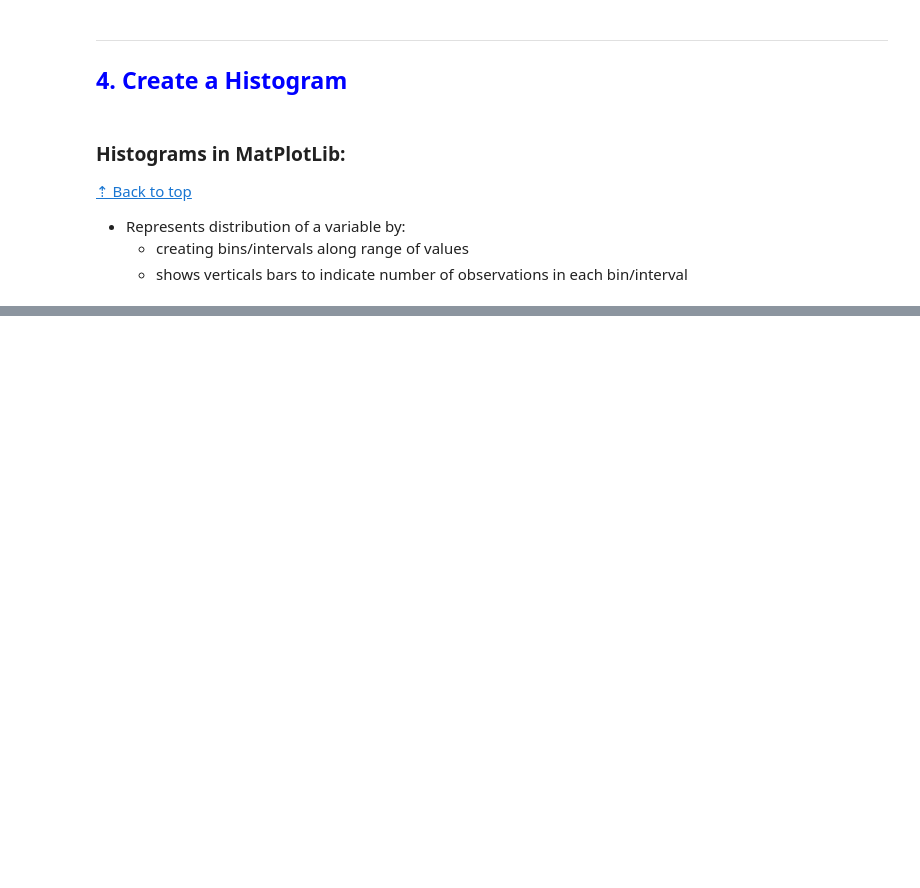
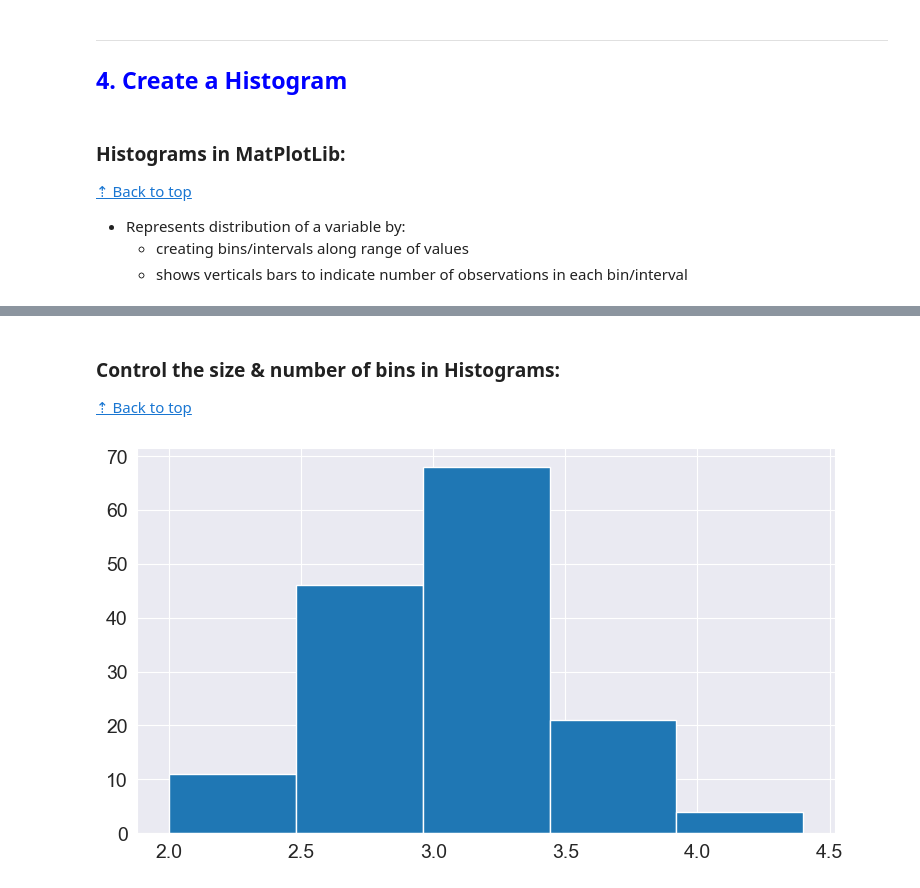
Before and after one commit to Ms-KL/python-data-science-playground, a Jupyter notebook: data-visualisation/data_visualisation.ipynb, the cells around one changed output, grey strips where cells are left out. Saved outputs shown, nothing was run; the diff lists cells and outputs as text; code cells hidden in the pictures; blank space fills up the shorter version.

```diff
--- a/data-visualisation/data_visualisation.ipynb
+++ b/data-visualisation/data_visualisation.ipynb
@@ -417,0 +434,8 @@ sns.scatterplot(x='sepal_length',
+# %% [markdown]
+### Control the size & number of bins in Histograms:
+[⇡ Back to top](#Python-Data-Visualisation)
+# %%
+# specify the number of bins to change the look of the distribution
+plt.hist(flowers_df.sepal_width, bins=5);
+# %% [output]
+[figure, added]
```
Also changed, not shown: parts of 29 cells of this notebook.
